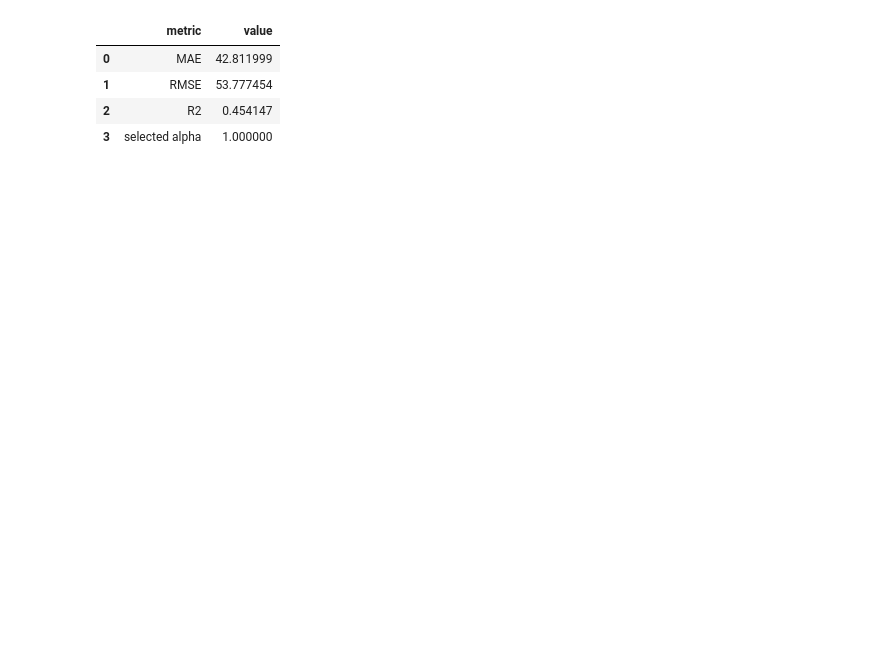
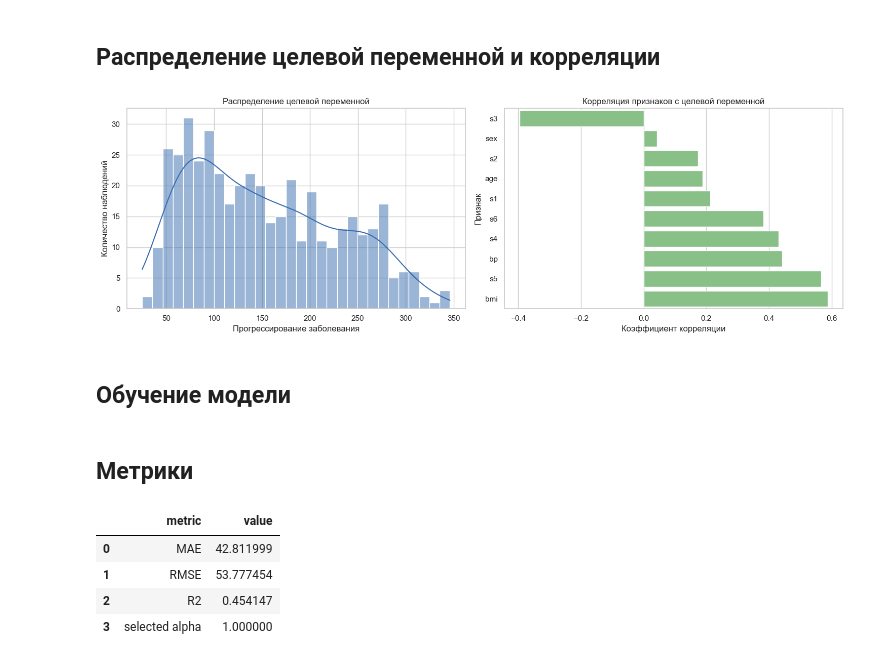
Before and after one commit to pv-afk/pv_afk, a Jupyter notebook: ML-AI/1.1. Линейная регрессия.ipynb, the cells around one changed output. Saved outputs shown, nothing was run; the diff lists cells and outputs as text; code cells hidden in the pictures; blank space fills up the shorter version.

```diff
--- a/ML-AI/1.1. Линейная регрессия.ipynb
+++ b/ML-AI/1.1. Линейная регрессия.ipynb
@@ -5,6 +5,8 @@
 # %%
+import matplotlib.pyplot as plt
 import numpy as np
 import pandas as pd
+import seaborn as sns
 from sklearn.datasets import load_diabetes
 from sklearn.impute import SimpleImputer
 from sklearn.linear_model import RidgeCV
@@ -12,3 +14,5 @@ from sklearn.metrics import mean_absolute_error, mean_squared_error, r2_score
 from sklearn.model_selection import train_test_split
 from sklearn.pipeline import Pipeline
 from sklearn.preprocessing import StandardScaler
+
+sns.set_theme(style="whitegrid")
@@ -23,0 +21,8 @@ pd.DataFrame({"rows": [features.shape[0]], "features": [features.shape[1]]})
+# %%
+dataset = load_diabetes(as_frame=True)
+data = dataset.frame.rename(columns={"target": "disease_progression"})
+
+display(data.head())
+display(data.describe().T)
+print("Размер:", data.shape)
+print("Пропуски:", int(data.isna().sum().sum()))
@@ -24 +50,22 @@ pd.DataFrame({"rows": [features.shape[0]], "features": [features.shape[1]]})
+# %% [markdown]
+## Распределение целевой переменной и корреляции
+# %%
+correlations = data.corr(numeric_only=True)["disease_progression"].drop("disease_progression").sort_values()
+
+fig, axes = plt.subplots(1, 2, figsize=(15, 5))
+sns.histplot(data["disease_progression"], bins=30, kde=True, ax=axes[0], color="#386cb0")
+axes[0].set_title("Распределение целевой переменной")
+axes[0].set_xlabel("Прогрессирование заболевания")
+axes[0].set_ylabel("Количество наблюдений")
+
+sns.barplot(x=correlations.values, y=correlations.index, ax=axes[1], color="#7fc97f")
+axes[1].set_title("Корреляция признаков с целевой переменной")
+axes[1].set_xlabel("Коэффициент корреляции")
+axes[1].set_ylabel("Признак")
+plt.tight_layout()
+plt.show()
+# %% [output]
+[figure, added]
+# %% [markdown]
+## Обучение модели
 # %%
@@ -29,4 +82,6 @@ pipeline = Pipeline([
 ])
 pipeline.fit(train_features, train_target)
 prediction = pipeline.predict(test_features)
+# %% [markdown]
+## Метрики
 # %%
```
Also changed, not shown: parts of 11 cells of this notebook, 6 other files.
